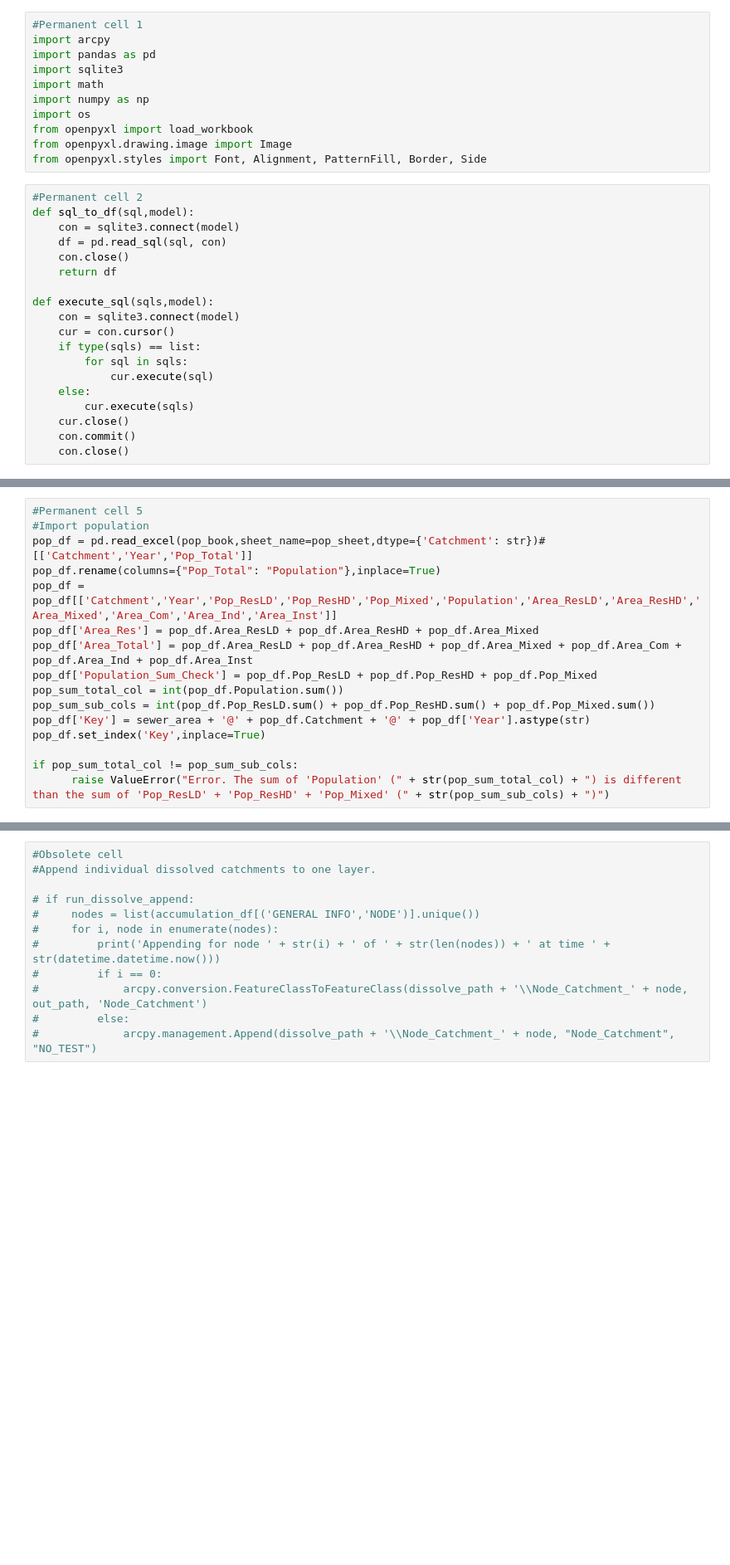
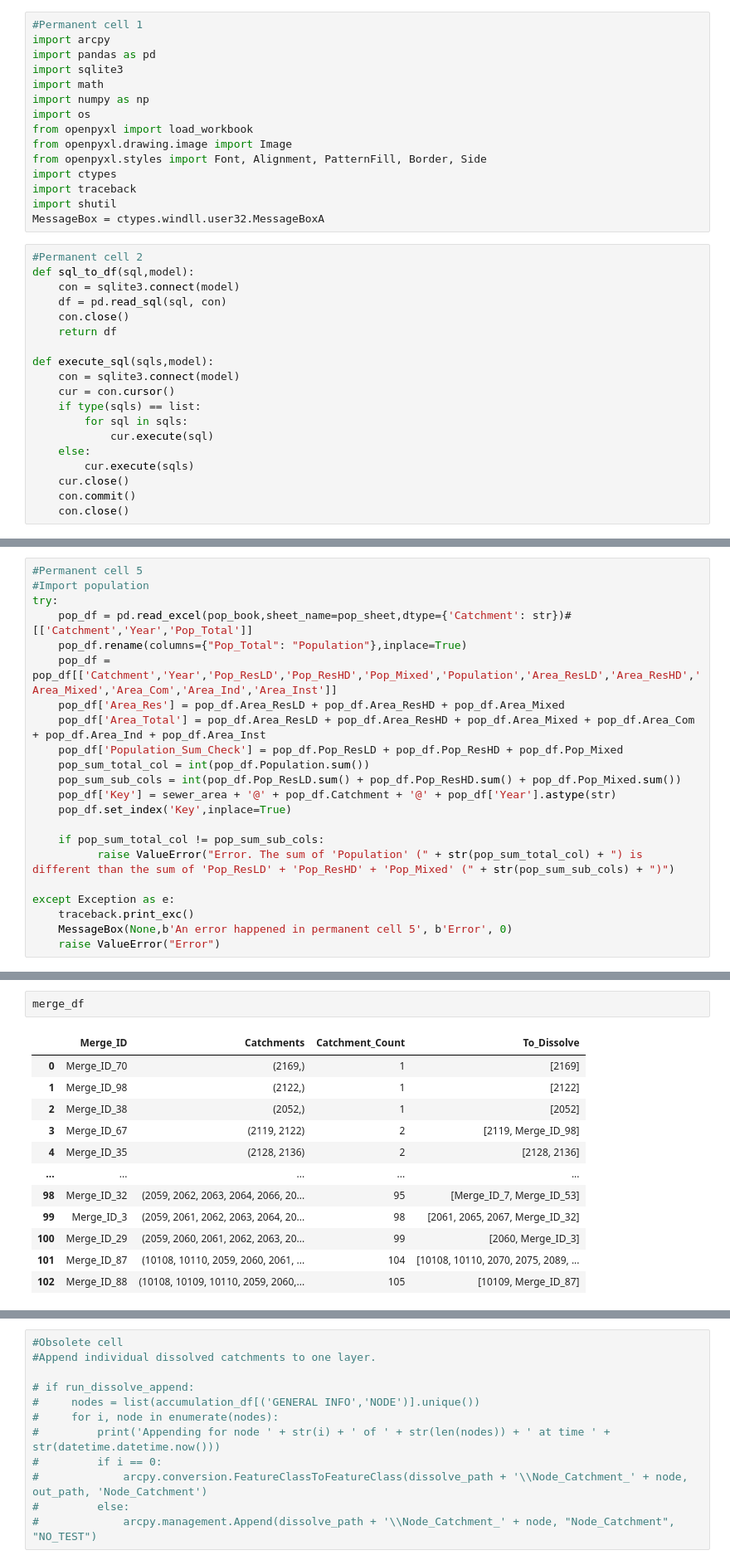
Before and after one commit to henriklocke/Mike2GIS, a Jupyter notebook: RAWN_Tool.ipynb, the cells around one changed output, grey strips where cells are left out. Shown at 83% size. Saved outputs shown, nothing was run; the diff lists cells and outputs as text; blank space fills up the shorter version.

Commit message:
Add files via upload
Added error messages and fixed bug for dissolves with just one catchment.

```diff
--- a/RAWN_Tool.ipynb
+++ b/RAWN_Tool.ipynb
@@ -9,6 +14,10 @@ import os
 from openpyxl import load_workbook
 from openpyxl.drawing.image import Image
 from openpyxl.styles import Font, Alignment, PatternFill, Border, Side
+import ctypes
+import traceback
+import shutil
+MessageBox = ctypes.windll.user32.MessageBoxA
 # %%
 #Permanent cell 2
 def sql_to_df(sql,model):
@@ -120,19 +152,25 @@ info_df.set_index('DESCRIPTION',inplace=True)
 # %%
 #Permanent cell 5
 #Import population
-pop_df = pd.read_excel(pop_book,sheet_name=pop_sheet,dtype={'Catchment': str})#[['Catchment','Year','Pop_Total']]
-pop_df.rename(columns={"Pop_Total": "Population"},inplace=True)
-pop_df = pop_df[['Catchment','Year','Pop_ResLD','Pop_ResHD','Pop_Mixed','Population','Area_ResLD','Area_ResHD','Area_Mixed','Area_Com','Area_Ind','Area_Inst']]
-pop_df['Area_Res'] = pop_df.Area_ResLD + pop_df.Area_ResHD + pop_df.Area_Mixed
-pop_df['Area_Total'] = pop_df.Area_ResLD + pop_df.Area_ResHD + pop_df.Area_Mixed + pop_df.Area_Com + pop_df.Area_Ind + pop_df.Area_Inst
-pop_df['Population_Sum_Check'] = pop_df.Pop_ResLD + pop_df.Pop_ResHD + pop_df.Pop_Mixed
-pop_sum_total_col = int(pop_df.Population.sum())
-pop_sum_sub_cols = int(pop_df.Pop_ResLD.sum() + pop_df.Pop_ResHD.sum() + pop_df.Pop_Mixed.sum())
-pop_df['Key'] = sewer_area + '@' + pop_df.Catchment + '@' + pop_df['Year'].astype(str)
-pop_df.set_index('Key',inplace=True)
+try:
+    pop_df = pd.read_excel(pop_book,sheet_name=pop_sheet,dtype={'Catchment': str})#[['Catchment','Year','Pop_Total']]
+    pop_df.rename(columns={"Pop_Total": "Population"},inplace=True)
+    pop_df = pop_df[['Catchment','Year','Pop_ResLD','Pop_ResHD','Pop_Mixed','Population','Area_ResLD','Area_ResHD','Area_Mixed','Area_Com','Area_Ind','Area_Inst']]
+    pop_df['Area_Res'] = pop_df.Area_ResLD + pop_df.Area_ResHD + pop_df.Area_Mixed
+    pop_df['Area_Total'] = pop_df.Area_ResLD + pop_df.Area_ResHD + pop_df.Area_Mixed + pop_df.Area_Com + pop_df.Area_Ind + pop_df.Area_Inst
+    pop_df['Population_Sum_Check'] = pop_df.Pop_ResLD + pop_df.Pop_ResHD + pop_df.Pop_Mixed
+    pop_sum_total_col = int(pop_df.Population.sum())
+    pop_sum_sub_cols = int(pop_df.Pop_ResLD.sum() + pop_df.Pop_ResHD.sum() + pop_df.Pop_Mixed.sum())
+    pop_df['Key'] = sewer_area + '@' + pop_df.Catchment + '@' + pop_df['Year'].astype(str)
+    pop_df.set_index('Key',inplace=True)
 
-if pop_sum_total_col != pop_sum_sub_cols:
-      raise ValueError("Error. The sum of 'Population' (" + str(pop_sum_total_col) + ") is different than the sum of 'Pop_ResLD' + 'Pop_ResHD' + 'Pop_Mixed' (" + str(pop_sum_sub_cols) + ")")
+    if pop_sum_total_col != pop_sum_sub_cols:
+          raise ValueError("Error. The sum of 'Population' (" + str(pop_sum_total_col) + ") is different than the sum of 'Pop_ResLD' + 'Pop_ResHD' + 'Pop_Mixed' (" + str(pop_sum_sub_cols) + ")")
+
+except Exception as e:
+    traceback.print_exc()
+    MessageBox(None,b'An error happened in permanent cell 5', b'Error', 0)
+    raise ValueError("Error")
 # %%
 #Permanent cell 6
 #Import model data
@@ -396,0 +462,15 @@ rank_df
+# %%
+merge_df
+# %% [output]
+|  | Merge_ID | Catchments | Catchment_Count | To_Dissolve |
+| 0 | Merge_ID_70 | (2169,) | 1 | [2169] |
+| 1 | Merge_ID_98 | (2122,) | 1 | [2122] |
+| 2 | Merge_ID_38 | (2052,) | 1 | [2052] |
+| 3 | Merge_ID_67 | (2119, 2122) | 2 | [2119, Merge_ID_98] |
+| 4 | Merge_ID_35 | (2128, 2136) | 2 | [2128, 2136] |
+| ... | ... | ... | ... | ... |
+| 98 | Merge_ID_32 | (2059, 2062, 2063, 2064, 2066, 20... | 95 | [Merge_ID_7, Merge_ID_53] |
+| 99 | Merge_ID_3 | (2059, 2061, 2062, 2063, 2064, 20... | 98 | [2061, 2065, 2067, Merge_ID_32] |
+| 100 | Merge_ID_29 | (2059, 2060, 2061, 2062, 2063, 20... | 99 | [2060, Merge_ID_3] |
+| 101 | Merge_ID_87 | (10108, 10110, 2059, 2060, 2061, ... | 104 | [10108, 10110, 2070, 2075, 2089, ... |
+| 102 | Merge_ID_88 | (10108, 10109, 10110, 2059, 2060,... | 105 | [10109, Merge_ID_87] |
```
Also changed, not shown: parts of 34 cells of this notebook.
